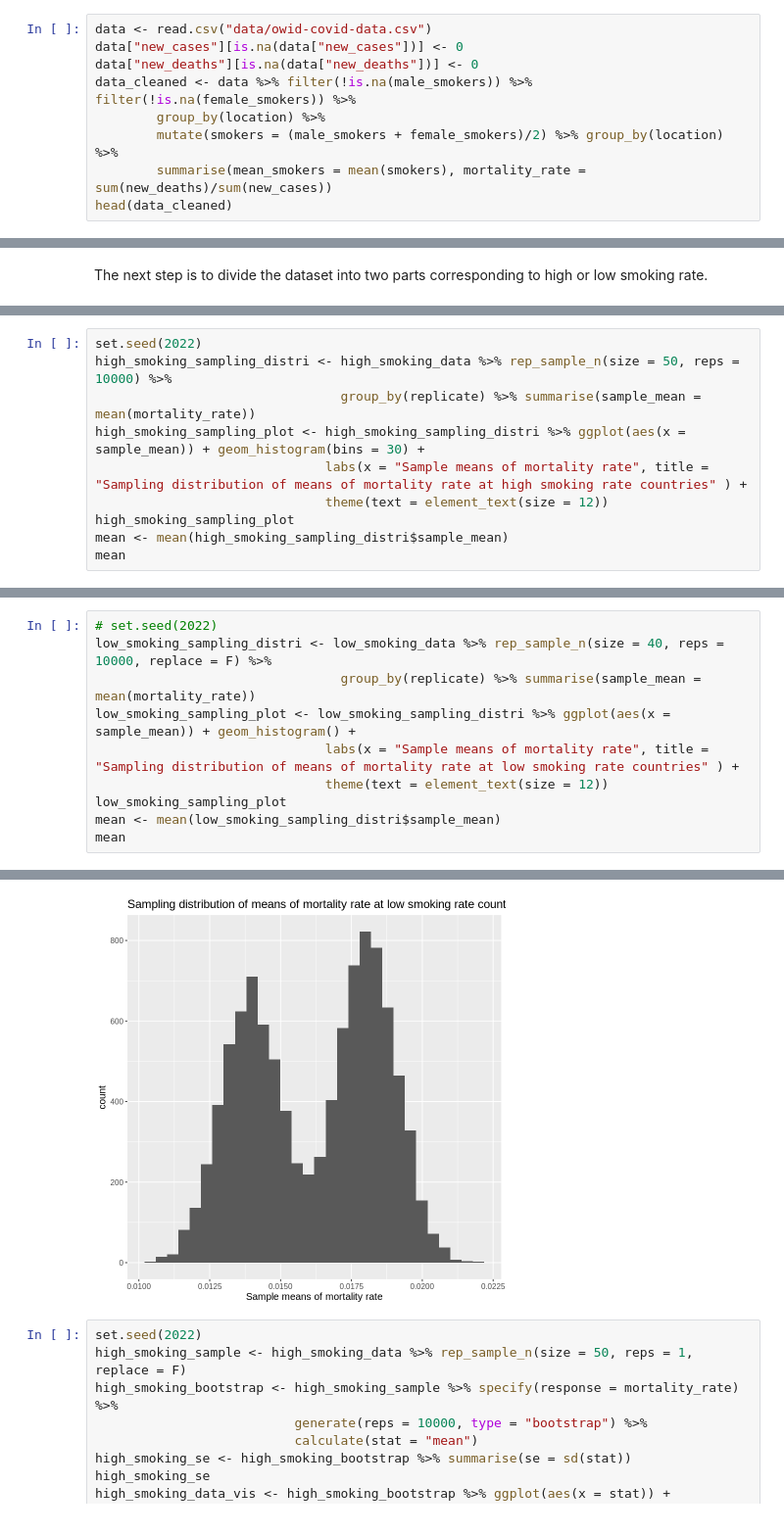
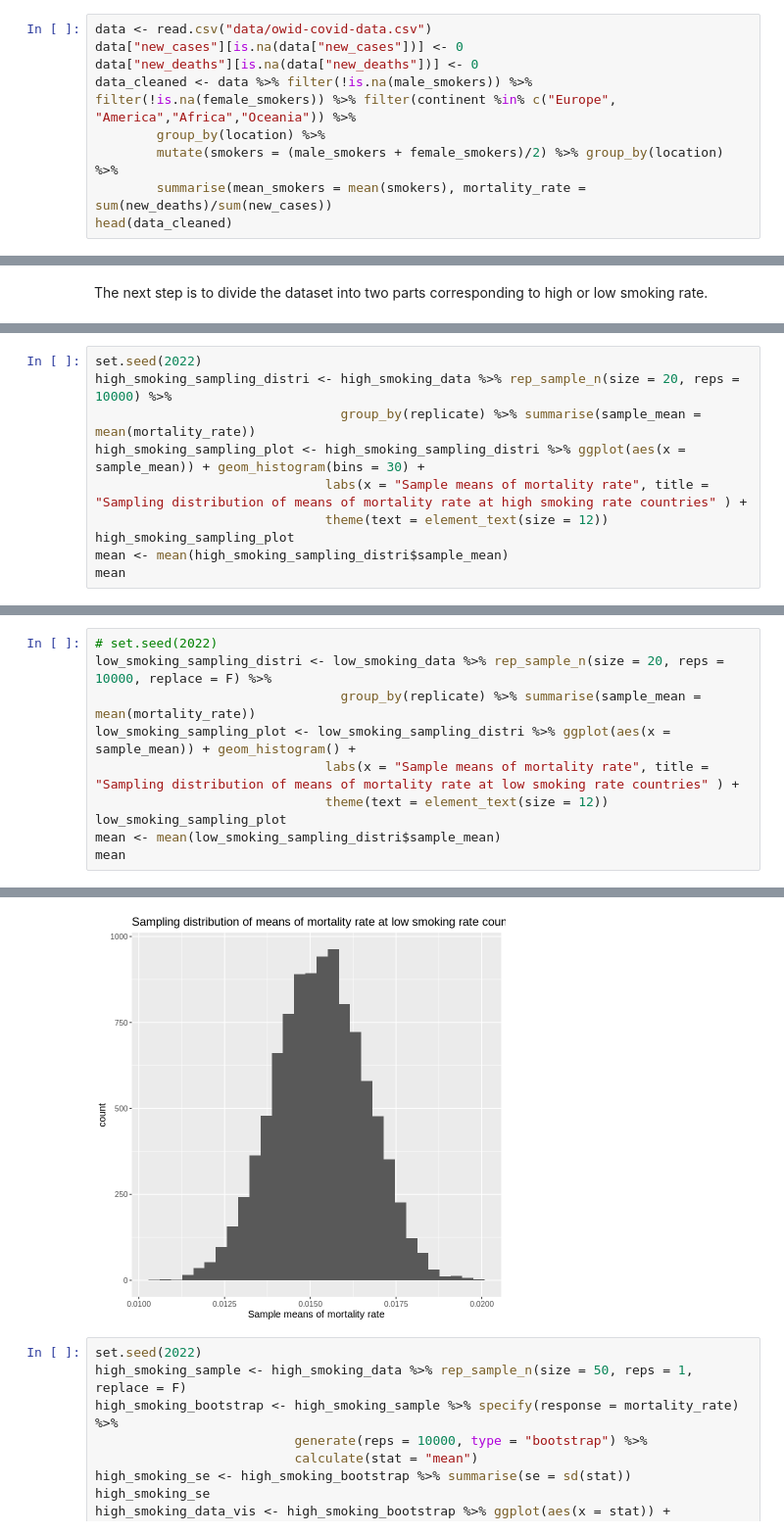
Before and after one commit to RayNguyent/STAT-201-Project, a Jupyter notebook: Proposal.ipynb, the cells around one changed output, grey strips where cells are left out. Shown at 98% size. Cells and saved outputs as stored; diff of their text form.

Commit message:
fix sampling distribution

```diff
--- a/Proposal.ipynb
+++ b/Proposal.ipynb
@@ -29,7 +29,7 @@ Next, we will use read.csv() to read the dataset owid-covid-data, and use head()
 data <- read.csv("data/owid-covid-data.csv")
 data["new_cases"][is.na(data["new_cases"])] <- 0
 data["new_deaths"][is.na(data["new_deaths"])] <- 0
-data_cleaned <- data %>% filter(!is.na(male_smokers)) %>% filter(!is.na(female_smokers)) %>%
+data_cleaned <- data %>% filter(!is.na(male_smokers)) %>% filter(!is.na(female_smokers)) %>% filter(continent %in% c("Europe", "America","Africa","Oceania")) %>%
         group_by(location) %>%
         mutate(smokers = (male_smokers + female_smokers)/2) %>% group_by(location) %>%
         summarise(mean_smokers = mean(smokers), mortality_rate = sum(new_deaths)/sum(new_cases))
@@ -99,6 +99,6 @@ A tibble: 6 × 1
 # %%
 set.seed(2022)
-high_smoking_sampling_distri <- high_smoking_data %>% rep_sample_n(size = 50, reps = 10000) %>%
+high_smoking_sampling_distri <- high_smoking_data %>% rep_sample_n(size = 20, reps = 10000) %>%
                                 group_by(replicate) %>% summarise(sample_mean = mean(mortality_rate))
 high_smoking_sampling_plot <- high_smoking_sampling_distri %>% ggplot(aes(x = sample_mean)) + geom_histogram(bins = 30) +
                               labs(x = "Sample means of mortality rate", title = "Sampling distribution of means of mortality rate at high smoking rate countries" ) +
@@ -112,6 +112,6 @@ mean
 # %%
 # set.seed(2022)
-low_smoking_sampling_distri <- low_smoking_data %>% rep_sample_n(size = 40, reps = 10000, replace = F) %>%
+low_smoking_sampling_distri <- low_smoking_data %>% rep_sample_n(size = 20, reps = 10000, replace = F) %>%
                                 group_by(replicate) %>% summarise(sample_mean = mean(mortality_rate))
 low_smoking_sampling_plot <- low_smoking_sampling_distri %>% ggplot(aes(x = sample_mean)) + geom_histogram() +
                               labs(x = "Sample means of mortality rate", title = "Sampling distribution of means of mortality rate at low smoking rate countries" ) +
@@ -125,4 +125,4 @@ mean
-[figure, old version]
+[figure, new version]
 # %%
 set.seed(2022)
 high_smoking_sample <- high_smoking_data %>% rep_sample_n(size = 50, reps = 1, replace = F)
```
Also changed, not shown: parts of 6 cells of this notebook.
